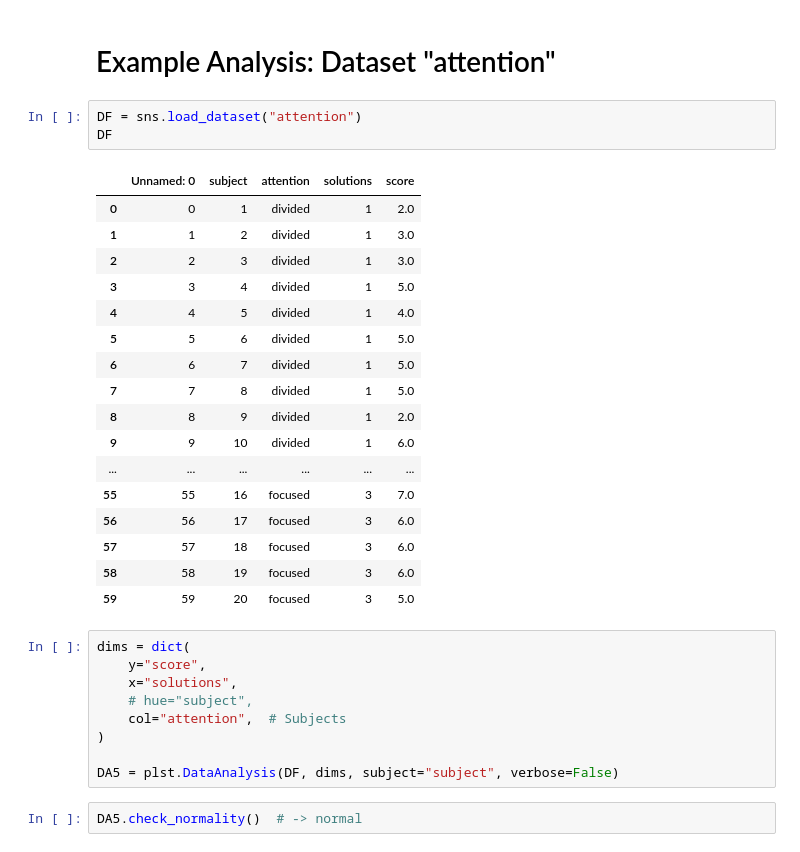
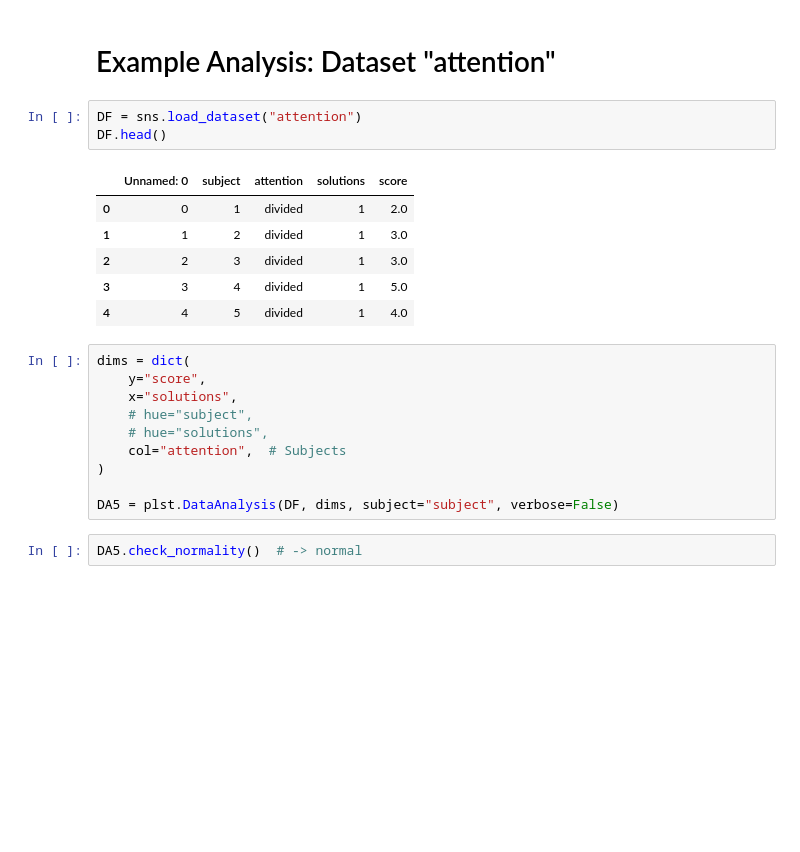
Before and after one commit to markur4/plotastic, a Jupyter notebook: EXAMPLES/attention.ipynb, the cells around one changed output. Drawn from its saved outputs; the diff is of its cells as text; blank space fills up the shorter version.

```diff
--- a/IMAGES/EXAMPLE_GALLERY/attention.ipynb
+++ b/EXAMPLES/attention.ipynb
@@ -21,30 +21,20 @@ plst.set_palette("hls", verbose=True)
 # Example Analysis: Dataset "attention"
 # %%
 DF = sns.load_dataset("attention")
-DF
+DF.head()
 # %% [output]
 |  | Unnamed: 0 | subject | attention | solutions | score |
 | 0 | 0 | 1 | divided | 1 | 2.0 |
 | 1 | 1 | 2 | divided | 1 | 3.0 |
 | 2 | 2 | 3 | divided | 1 | 3.0 |
 | 3 | 3 | 4 | divided | 1 | 5.0 |
 | 4 | 4 | 5 | divided | 1 | 4.0 |
-| 5 | 5 | 6 | divided | 1 | 5.0 |
-| 6 | 6 | 7 | divided | 1 | 5.0 |
-| 7 | 7 | 8 | divided | 1 | 5.0 |
-| 8 | 8 | 9 | divided | 1 | 2.0 |
-| 9 | 9 | 10 | divided | 1 | 6.0 |
-| ... | ... | ... | ... | ... | ... |
-| 55 | 55 | 16 | focused | 3 | 7.0 |
-| 56 | 56 | 17 | focused | 3 | 6.0 |
-| 57 | 57 | 18 | focused | 3 | 6.0 |
-| 58 | 58 | 19 | focused | 3 | 6.0 |
-| 59 | 59 | 20 | focused | 3 | 5.0 |
 # %%
 dims = dict(
     y="score",
     x="solutions",
     # hue="subject",
+    # hue="solutions",
     col="attention",  # Subjects
 )
 
```
Also changed, not shown: parts of 1 cell of this notebook, 20 other files.
